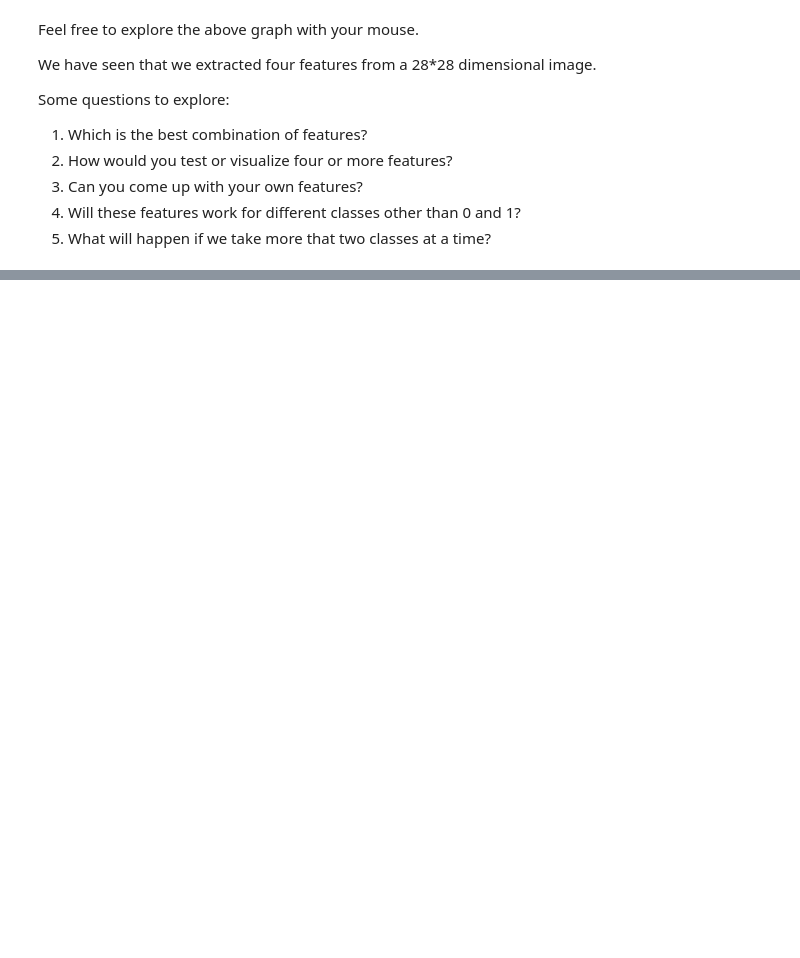
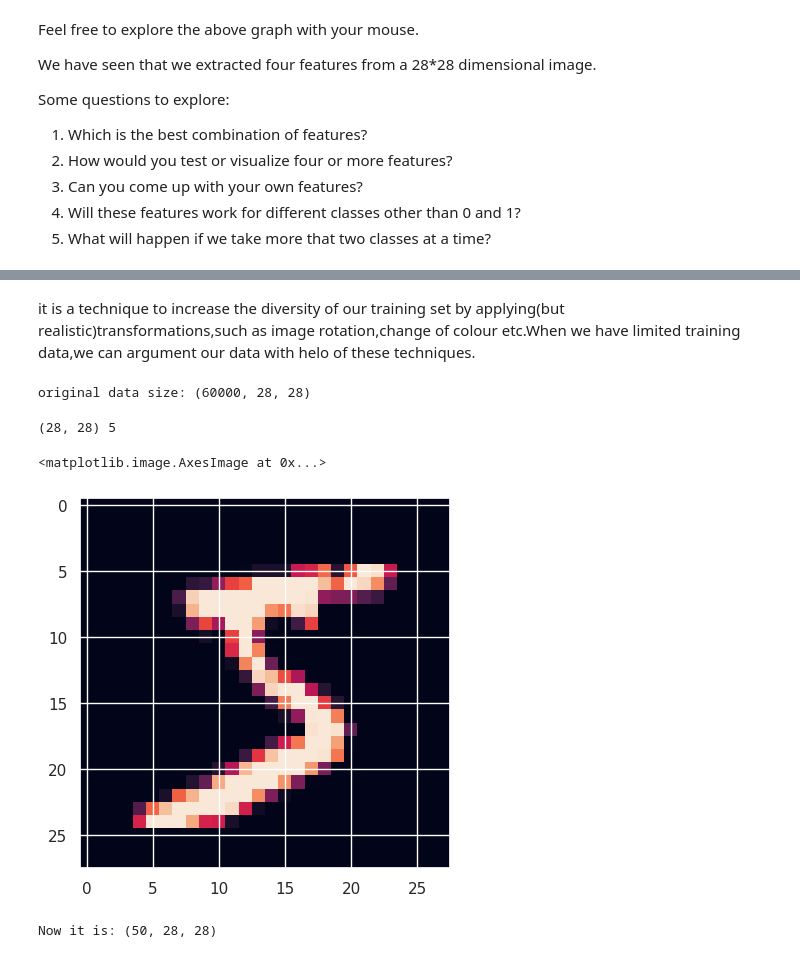
Before and after one commit to NARASAPURAPUTEJASRI/FMML-LAB-1, a Jupyter notebook: Module_01_Lab_01_Features.ipynb, the cells around one changed output, grey strips where cells are left out. Cells and saved outputs as stored; diff of their text form; code cells hidden in the pictures; blank space fills up the shorter version.

```diff
--- a/Module_01_Lab_01_Features.ipynb
+++ b/Module_01_Lab_01_Features.ipynb
@@ -470,0 +570,2 @@ When you work with more than two classes in a classification problem (often refe
+# %% [markdown]
+it is a technique to increase the diversity of our training set by applying(but realistic)transformations,such as image rotation,change of colour etc.When we have limited training data,we can argument our data with helo of these techniques.
@@ -470,0 +581,25 @@ When you work with more than two classes in a classification problem (often refe
+# %%
+#loading the dataset
+(train_X, train_y), (test_X, test_y) = mnist.load_data()
+train_X = train_X/255
+test_X = test_X/255
+
+print("original data size:",train_X.shape)
+# %% [output]
+original data size: (60000, 28, 28)
+# %%
+print(train_X[0].shape,train_y[0])
+# %% [output]
+(28, 28) 5
+# %%
+plt.imshow(train_X[0])
+# %% [output]
+<matplotlib.image.AxesImage at 0x...>
+[figure, added]
+# %%
+train_X = train_X[::1200,:,:].copy() # subsample. Otherwise it will take too long!
+train_y = train_y[::1200].copy() # do the same to the labels
+
+print("Now it is:", train_X.shape)
+# %% [output]
+Now it is: (50, 28, 28)
```
Also changed, not shown: parts of 33 cells of this notebook.
